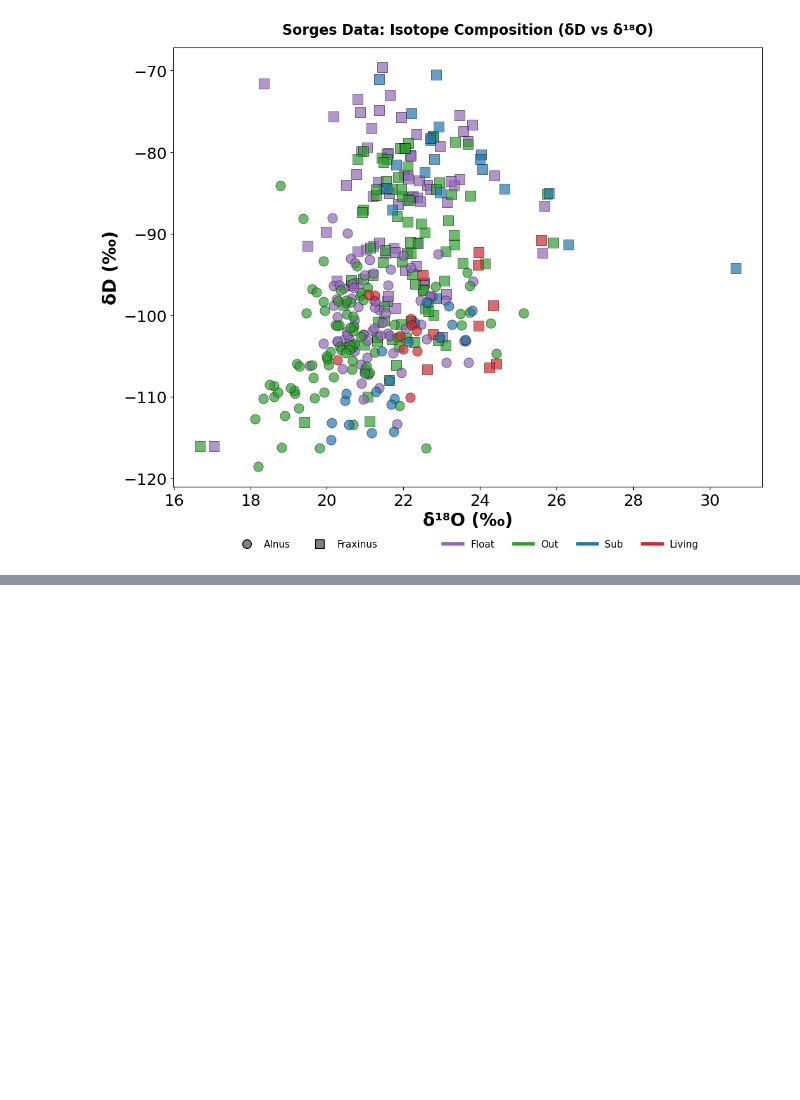
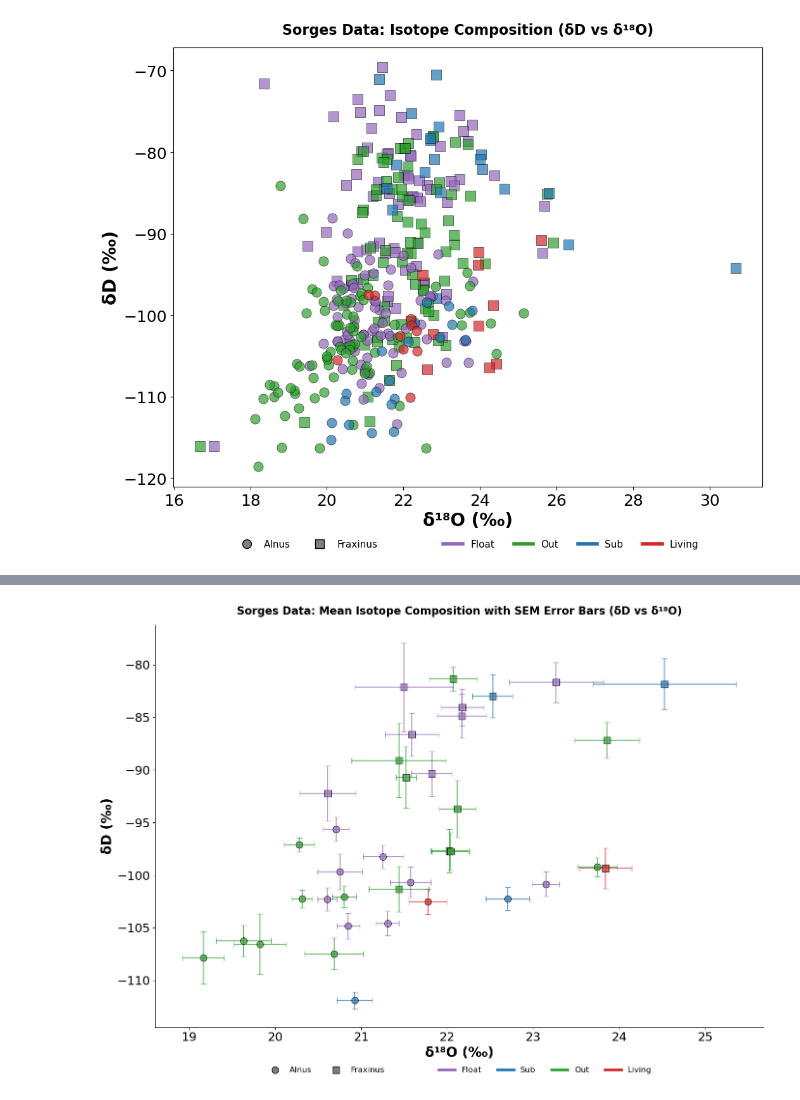
Before and after one commit to JavierDelHoyoGibaja/IsotopesR, a Jupyter notebook: Sorges.ipynb, the cells around one changed output, grey strips where cells are left out. Cells and saved outputs as stored; diff of their text form; code cells hidden in the pictures; blank space fills up the shorter version.

Commit message:
new sorges last graph

```diff
--- a/Sorges.ipynb
+++ b/Sorges.ipynb
@@ -529,0 +632,88 @@ Water Samples:
+# %%
+import matplotlib.pyplot as plt
+
+# Define color mapping for conditions
+condition_colors = {
+    'Float': '#9467bd',  # Purple
+    'Out': '#2ca02c',    # Green
+    'Sub': '#1f77b4',    # Blue
+    'Living': '#d62728'  # Red
+}
+
+# Define marker styles for species
+marker_styles = {
+    'Alnus': 'o',        # Circle
+    'Fraxinus': 's'      # Square
+}
+
+# Create figure for means with error bars
+fig, ax = plt.subplots(figsize=(14, 10))
+
+# Plot means for each species, condition, and order combination
+for (species, condition), stats_df in stats_by_sp_cond_order.items():
+    for idx, row in stats_df.iterrows():
+        x = row['O_mean']
+        y = row['D_mean']
+        x_err = row['O_SEM']  # Using SEM for error bars
+        y_err = row['D_SEM']
+
+        marker = marker_styles[species]
+        color = condition_colors[condition]
+
+        # Plot point
+        ax.errorbar(x, y,
+                   xerr=x_err, yerr=y_err,
+                   marker=marker, markersize=10,
+                   markerfacecolor=color,
+                   markeredgecolor='black',
+                   markeredgewidth=1,
+                   color=color,
+                   alpha=0.7,
+                   linewidth=2,
+                   capsize=4,
+                   capthick=1.5,
+                   elinewidth=1.5,
+                   label=f"{species}-{condition}-O{int(row['Order'])}" if idx == 0 else "")
+
+# Formatting
+ax.set_xlabel('δ¹⁸O (‰)', fontsize=20, fontweight='bold')
+ax.set_ylabel('δD (‰)', fontsize=20, fontweight='bold')
+ax.set_title('Sorges Data: Mean Isotope Composition with SEM Error Bars (δD vs δ¹⁸O)',
+             fontsize=16, fontweight='bold', pad=15)
+ax.tick_params(axis='both', which='major', labelsize=18)
+ax.spines['top'].set_visible(False)
+ax.spines['right'].set_visible(False)
+
+# Create custom legend
+from matplotlib.lines import Line2D
+legend_elements = []
+
+# Add species markers
+legend_elements.append(Line2D([0], [0], marker='o', color='w', markerfacecolor='gray',
+                             markersize=10, label='Alnus', markeredgecolor='black', markeredgewidth=1))
+legend_elements.append(Line2D([0], [0], marker='s', color='w', markerfacecolor='gray',
+                             markersize=10, label='Fraxinus', markeredgecolor='black', markeredgewidth=1))
+
+legend_elements.append(Line2D([0], [0], color='none', label=''))  # Empty line for spacing
+
+# Add condition colors
+legend_elements.append(Line2D([0], [0], color='#9467bd', linewidth=4, label='Float'))
+legend_elements.append(Line2D([0], [0], color='#1f77b4', linewidth=4, label='Sub'))
+legend_elements.append(Line2D([0], [0], color='#2ca02c', linewidth=4, label='Out'))
+legend_elements.append(Line2D([0], [0], color='#d62728', linewidth=4, label='Living'))
+
+ax.legend(handles=legend_elements, fontsize=12, loc='upper center',
+          bbox_to_anchor=(0.5, -0.08), ncol=7, frameon=False)
+
+plt.tight_layout()
+plt.show()
+
+print("\n" + "="*140)
+print("SCATTER PLOT OF MEANS WITH ERROR BARS (SEM)")
+print("="*140)
+print("\nPlot created successfully!")
+print(f"Total means plotted: {len(consolidated_df)}")
+print(f"\nNote: Error bars represent Standard Error of the Mean (SEM)")
+print(f"Species-Condition combinations: {len(stats_by_sp_cond_order)}")
+# %% [output]
+[figure, added]
```
Also changed, not shown: parts of 5 cells of this notebook.
